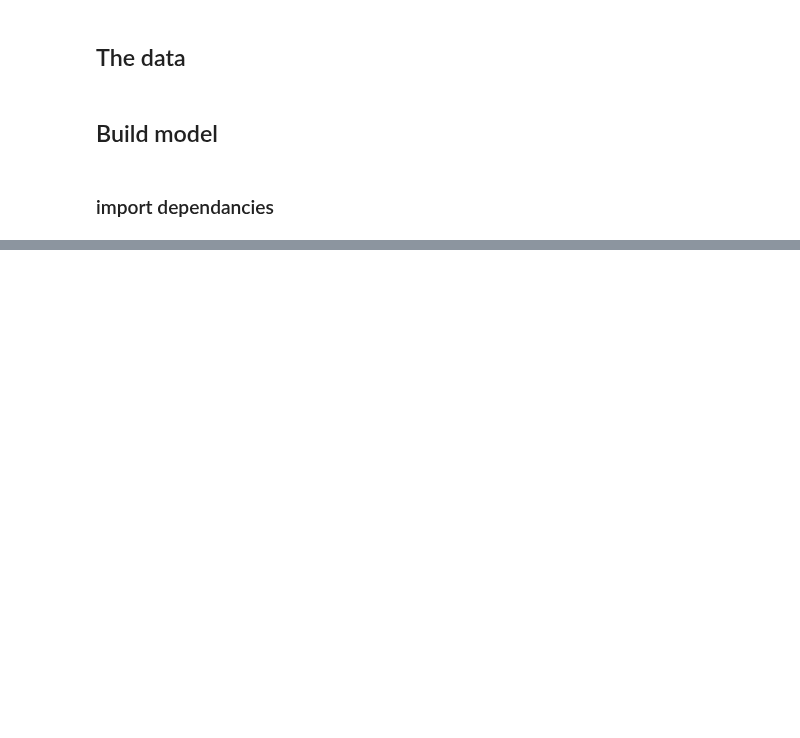
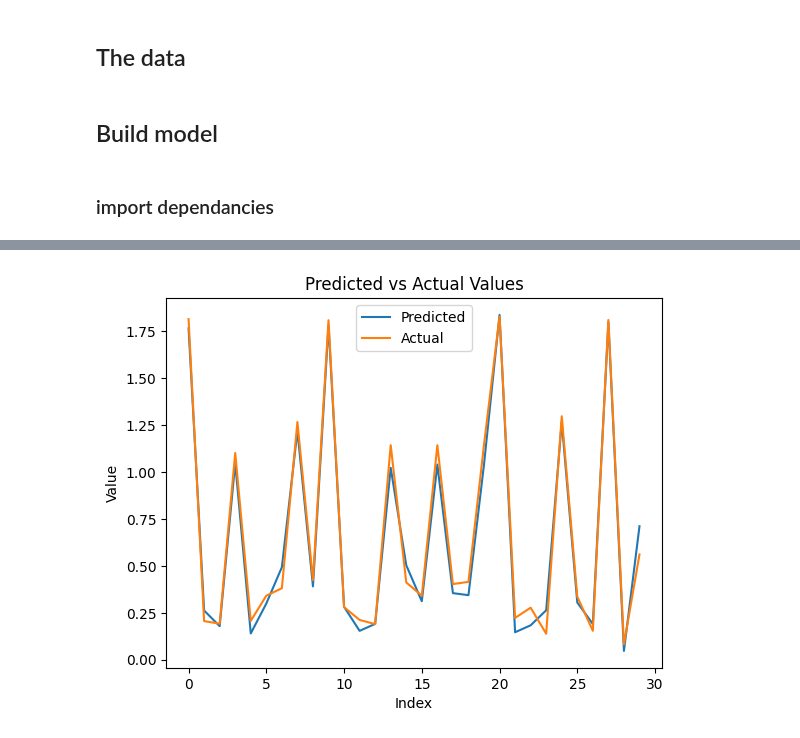
Before and after one commit to AdamKimhub/Msproject1, a Jupyter notebook: model_build.ipynb, the cells around one changed output, grey strips where cells are left out. Drawn from its saved outputs; the diff is of its cells as text; code cells hidden in the pictures; blank space fills up the shorter version.

```diff
--- a/model_build.ipynb
+++ b/model_build.ipynb
@@ -198,0 +167,22 @@ Epoch 013, Train Loss: 0.3168, Val Loss: 0.3135
+# %%
+predicted_values = []
+actual_values = []
+
+with torch.no_grad():
+    for data in test_loader:
+        data = data.to(device)
+        predicted = model(data.x, data.edge_index, data.edge_attr, data.batch)
+
+        # Convert to CPU, detach from graph, and flatten to NumPy
+        predicted_values.append(predicted.cpu().detach().numpy())
+        actual_values.append(data.y.cpu().detach().numpy())
+
+# Concatenate all batches into single arrays
+import numpy as np
+
+predicted_values = np.concatenate(predicted_values, axis=0)
+actual_values = np.concatenate(actual_values, axis=0)
+
+# Now you can print or plot comparisons
+for pred, actual in zip(predicted_values, actual_values):
+    print(f"Predicted: {pred}, Actual: {actual}")
@@ -198,0 +207,11 @@ Epoch 013, Train Loss: 0.3168, Val Loss: 0.3135
+# %%
+# Produce a graph
+plt.plot(predicted_values[:30], label='Predicted')
+plt.plot(actual_values[:30], label='Actual')
+plt.xlabel('Index')
+plt.ylabel('Value')
+plt.title('Predicted vs Actual Values')
+plt.legend()
+plt.show()
+# %% [output]
+[figure, added]
```
Also changed, not shown: parts of 12 cells of this notebook.
